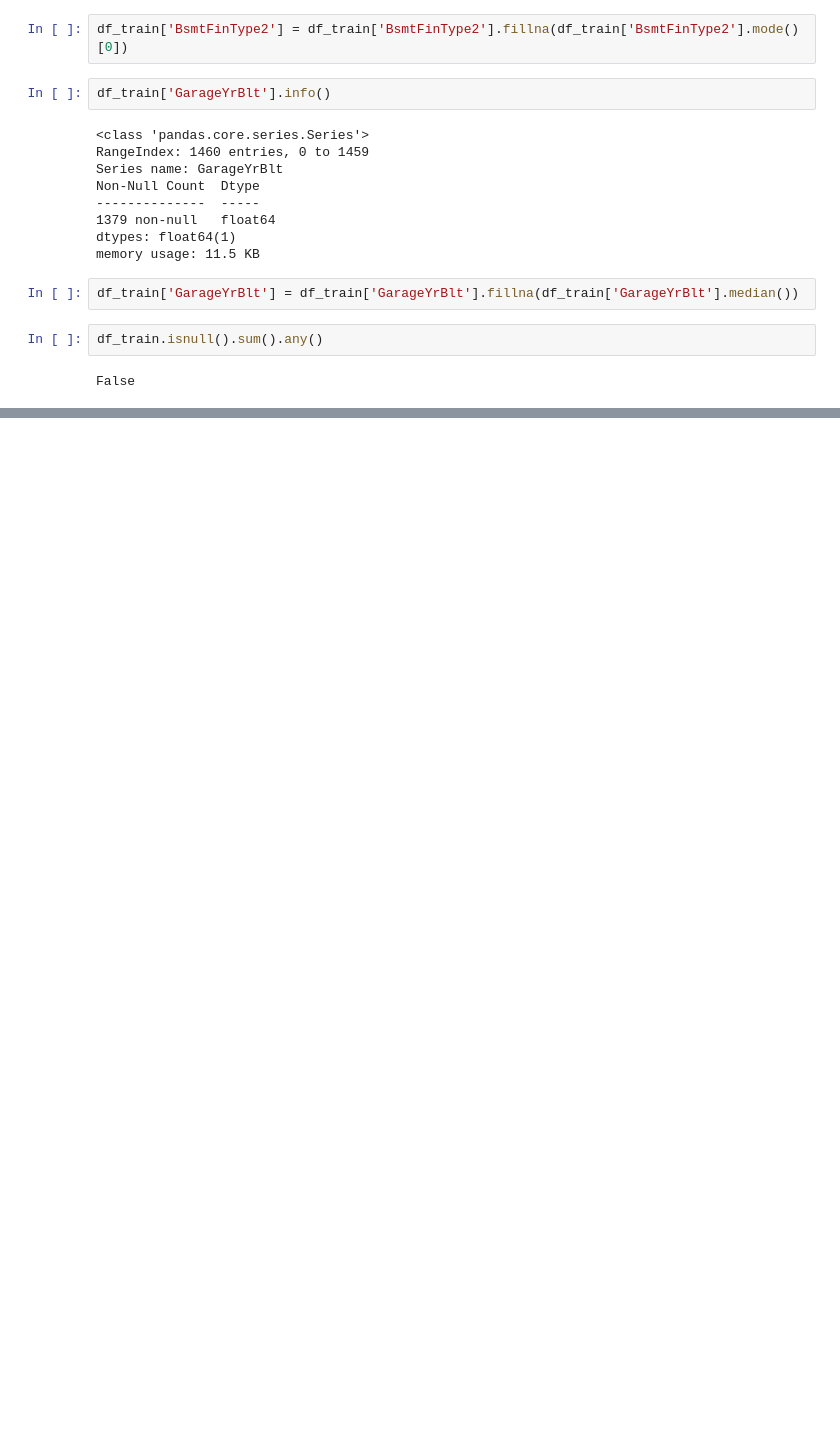
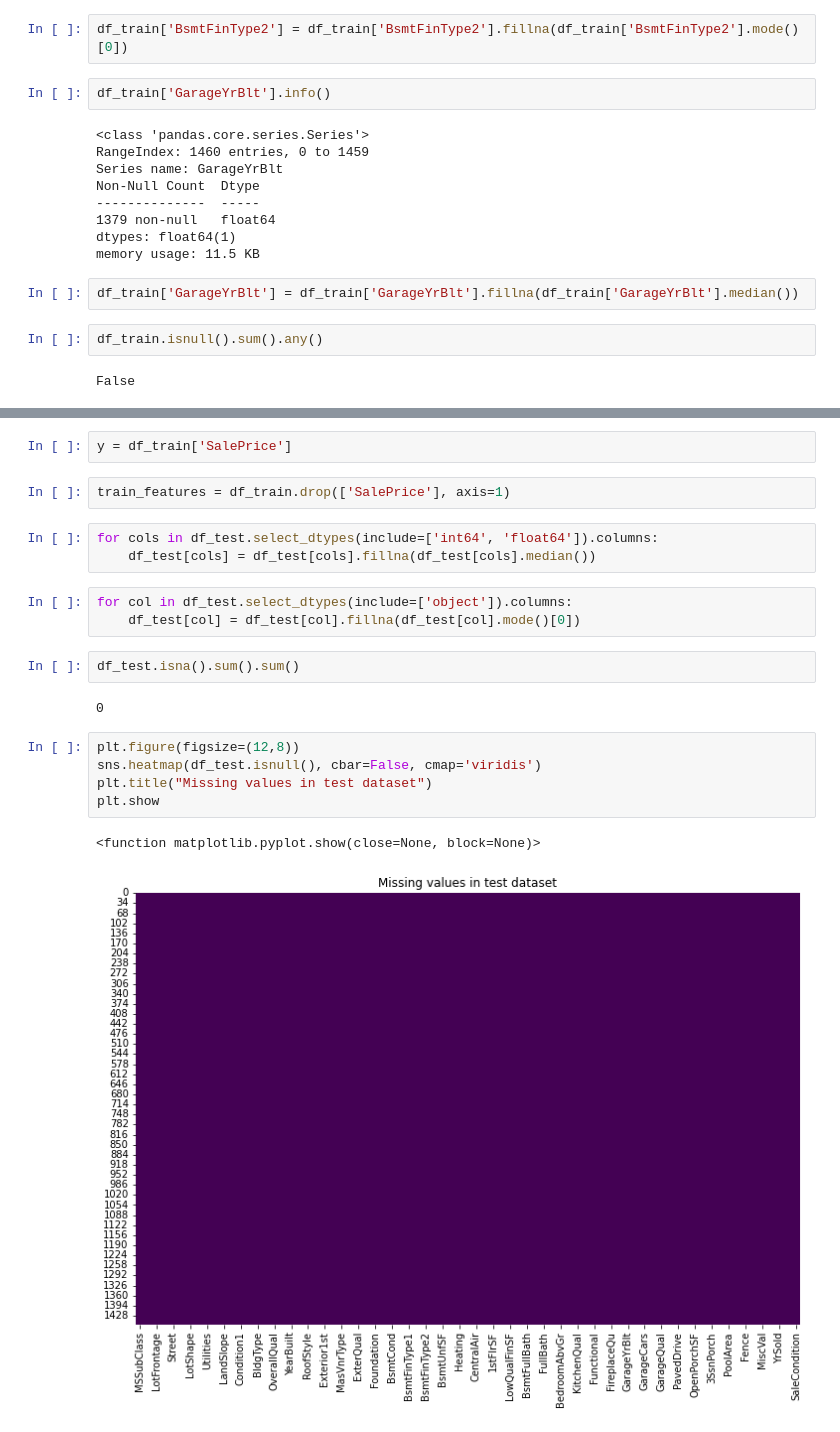
Before and after one commit to niteshpantha/house-price-prediction, a Jupyter notebook: house_price_prediction.ipynb, the cells around one changed output, grey strips where cells are left out. Cells and saved outputs as stored; diff of their text form; blank space fills up the shorter version.

```diff
--- a/house_price_prediction.ipynb
+++ b/house_price_prediction.ipynb
@@ -364,0 +418,22 @@ sns.heatmap()
+# %%
+y = df_train['SalePrice']
+# %%
+train_features = df_train.drop(['SalePrice'], axis=1)
+# %%
+for cols in df_test.select_dtypes(include=['int64', 'float64']).columns:
+    df_test[cols] = df_test[cols].fillna(df_test[cols].median())
+# %%
+for col in df_test.select_dtypes(include=['object']).columns:
+    df_test[col] = df_test[col].fillna(df_test[col].mode()[0])
+# %%
+df_test.isna().sum().sum()
+# %% [output]
+0
+# %%
+plt.figure(figsize=(12,8))
+sns.heatmap(df_test.isnull(), cbar=False, cmap='viridis')
+plt.title("Missing values in test dataset")
+plt.show
+# %% [output]
+<function matplotlib.pyplot.show(close=None, block=None)>
+[figure, added]
```
Also changed, not shown: parts of 5 cells of this notebook.
